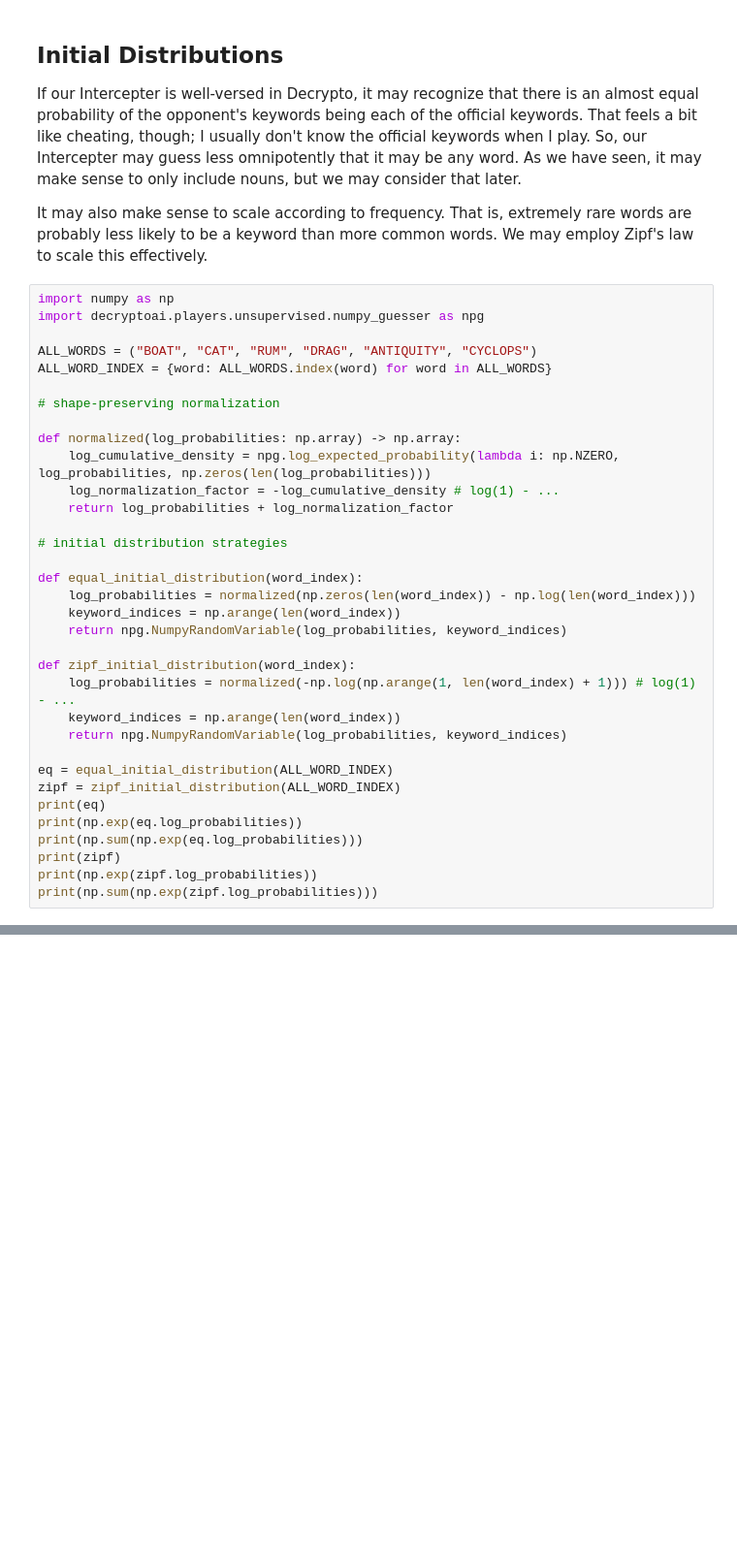
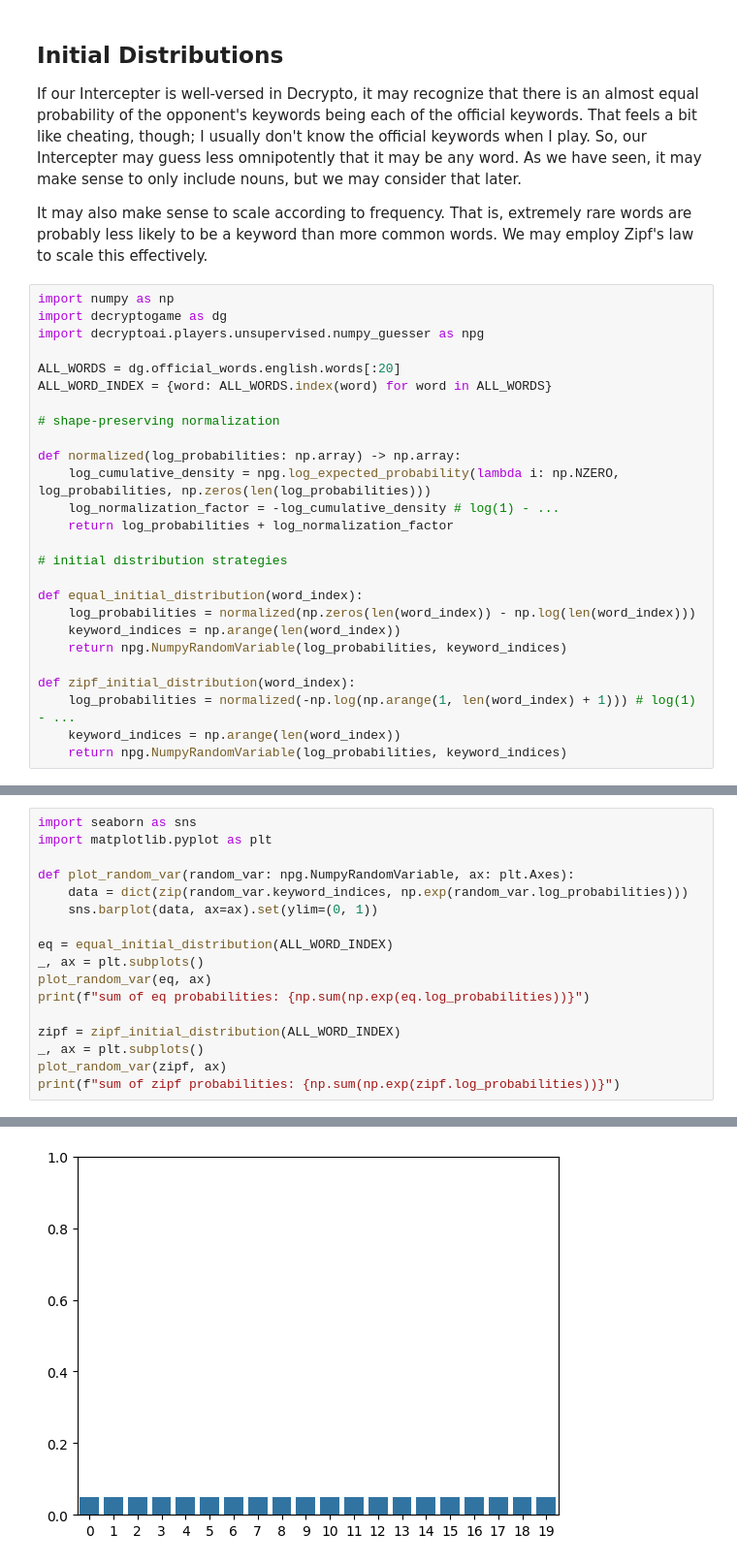
Before and after one commit to TheJDen/decrypto-ai-research, a Jupyter notebook: notebooks/proof-of-concept/unsupervised_intercepter_poc.ipynb, the cells around one changed output, grey strips where cells are left out. Shown: that part at 97% size. Cells and saved outputs as stored; diff of their text form; blank space fills up the shorter version.

```diff
--- a/notebooks/proof-of-concept/unsupervised_intercepter_poc.ipynb
+++ b/notebooks/proof-of-concept/unsupervised_intercepter_poc.ipynb
@@ -18,9 +18,10 @@ If our Intercepter is well-versed in Decrypto, it may recognize that there is an
 It may also make sense to scale according to frequency. That is, extremely rare words are probably less likely to be a keyword than more common words. We may employ Zipf's law to scale this effectively.
 # %%
 import numpy as np
+import decryptogame as dg
 import decryptoai.players.unsupervised.numpy_guesser as npg
 
-ALL_WORDS = ("BOAT", "CAT", "RUM", "DRAG", "ANTIQUITY", "CYCLOPS")
+ALL_WORDS = dg.official_words.english.words[:20]
 ALL_WORD_INDEX = {word: ALL_WORDS.index(word) for word in ALL_WORDS}
 
 # shape-preserving normalization
@@ -41,12 +42,3 @@ def zipf_initial_distribution(word_index):
     log_probabilities = normalized(-np.log(np.arange(1, len(word_index) + 1))) # log(1) - ...
     keyword_indices = np.arange(len(word_index))
     return npg.NumpyRandomVariable(log_probabilities, keyword_indices)
-
-eq = equal_initial_distribution(ALL_WORD_INDEX)
-zipf = zipf_initial_distribution(ALL_WORD_INDEX)
-print(eq)
-print(np.exp(eq.log_probabilities))
-print(np.sum(np.exp(eq.log_probabilities)))
-print(zipf)
-print(np.exp(zipf.log_probabilities))
-print(np.sum(np.exp(zipf.log_probabilities)))
@@ -61,0 +45,18 @@ NumpyRandomVariable(log_probabilities=array([-0.89608802, -1.58923521, -1.994700
+# %%
+import seaborn as sns
+import matplotlib.pyplot as plt
+
+def plot_random_var(random_var: npg.NumpyRandomVariable, ax: plt.Axes):
+    data = dict(zip(random_var.keyword_indices, np.exp(random_var.log_probabilities)))
+    sns.barplot(data, ax=ax).set(ylim=(0, 1))
+
+eq = equal_initial_distribution(ALL_WORD_INDEX)
+_, ax = plt.subplots()
+plot_random_var(eq, ax)
+print(f"sum of eq probabilities: {np.sum(np.exp(eq.log_probabilities))}")
+
+zipf = zipf_initial_distribution(ALL_WORD_INDEX)
+_, ax = plt.subplots()
+plot_random_var(zipf, ax)
+print(f"sum of zipf probabilities: {np.sum(np.exp(zipf.log_probabilities))}")
+# %% [output]
@@ -61,0 +65 @@ NumpyRandomVariable(log_probabilities=array([-0.89608802, -1.58923521, -1.994700
+[figure, added]
```
Also changed, not shown: parts of 7 cells of this notebook, 2 other files.
